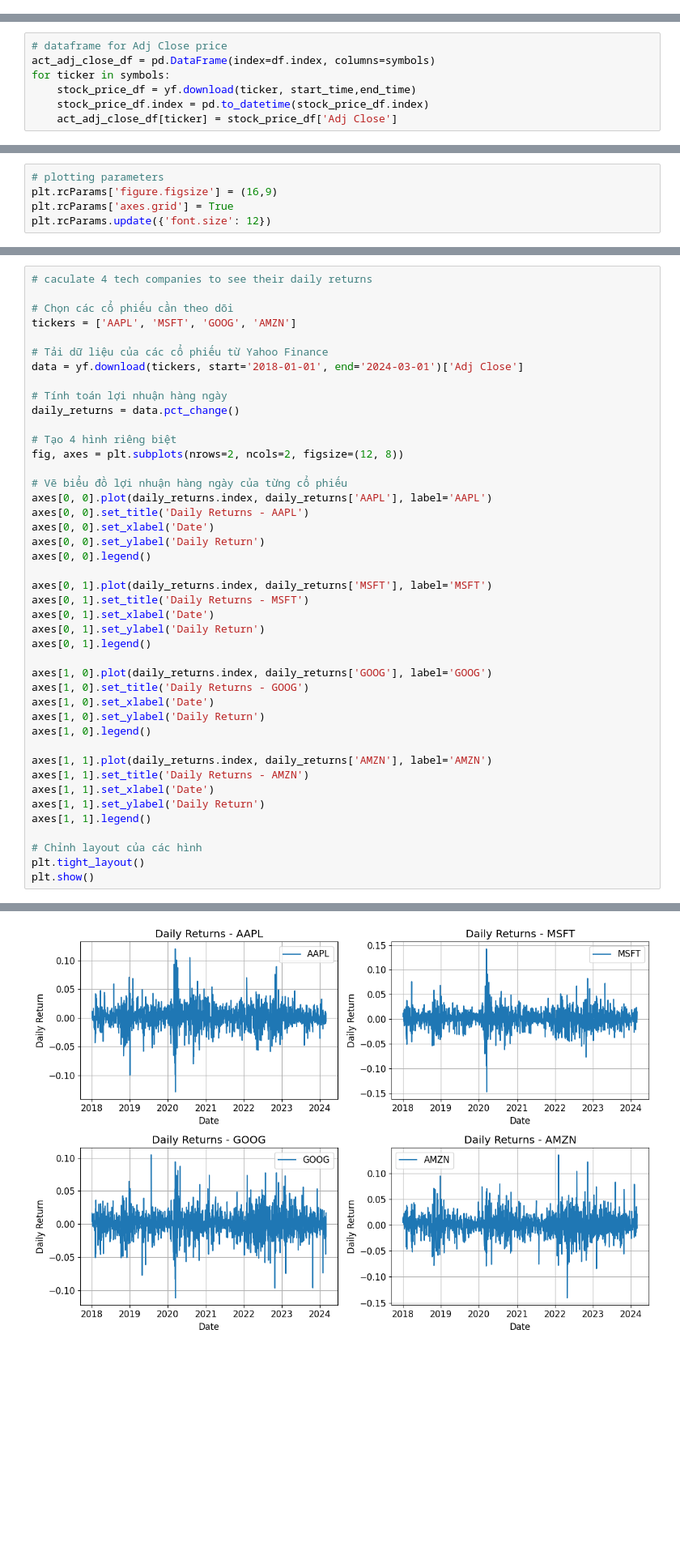
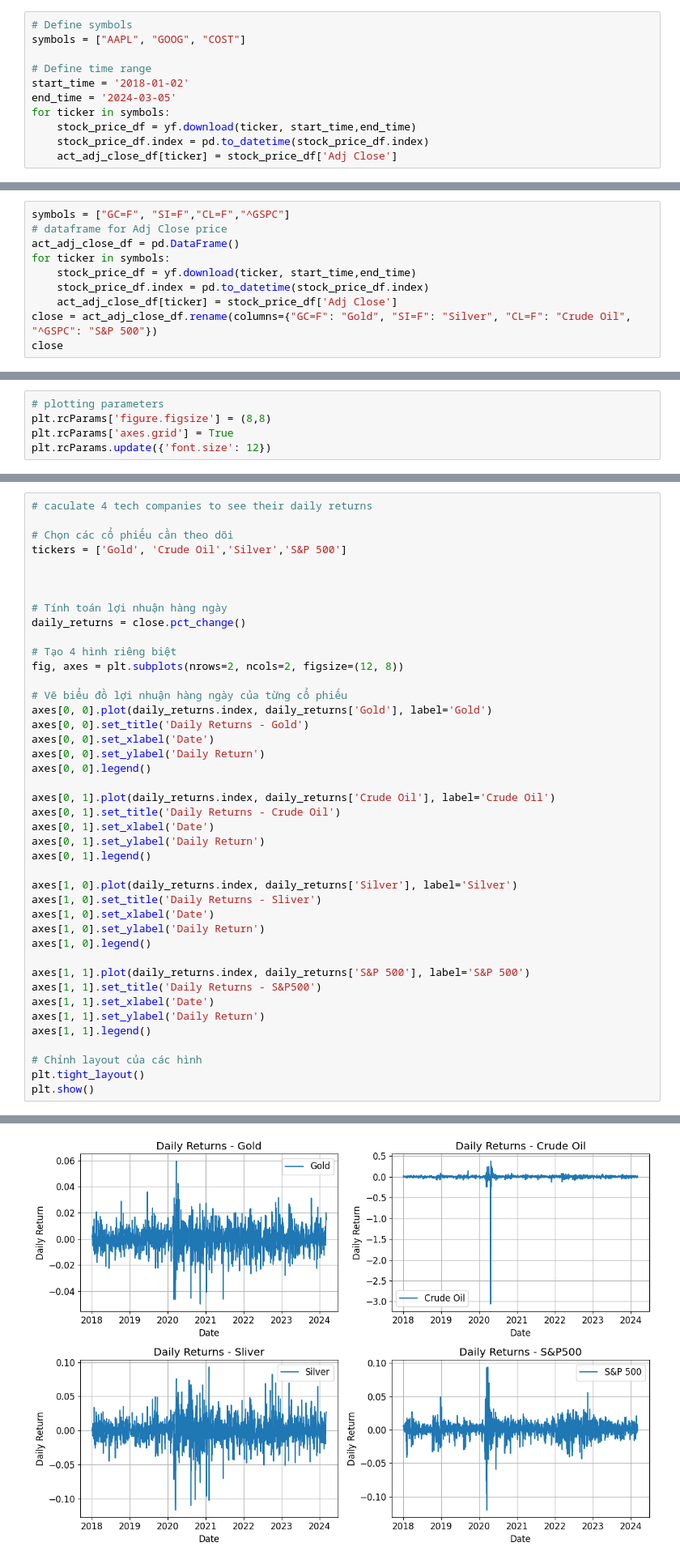
Before and after one commit to minhhieu50050/Investment-With-python, a Jupyter notebook: InvestmentPythonManagement.ipynb, the cells around one changed output, grey strips where cells are left out. Shown at 81% size. Saved outputs shown, nothing was run; the diff lists cells and outputs as text; blank space fills up the shorter version.

```diff
--- a/InvestmentPythonManagement.ipynb
+++ b/InvestmentPythonManagement.ipynb
@@ -154,0 +153,11 @@ end_time = datetime.datetime(2024, 3, 6) # 2021-12-31
+# %%
+# Define symbols
+symbols = ["AAPL", "GOOG", "COST"]
+
+# Define time range
+start_time = '2018-01-02'
+end_time = '2024-03-05'
+for ticker in symbols:
+    stock_price_df = yf.download(ticker, start_time,end_time)
+    stock_price_df.index = pd.to_datetime(stock_price_df.index)
+    act_adj_close_df[ticker] = stock_price_df['Adj Close']
@@ -155,10 +168,13 @@ end_time = datetime.datetime(2024, 3, 6) # 2021-12-31
 # %%
+symbols = ["GC=F", "SI=F","CL=F","^GSPC"]
 # dataframe for Adj Close price
-act_adj_close_df = pd.DataFrame(index=df.index, columns=symbols)
+act_adj_close_df = pd.DataFrame()
 for ticker in symbols:
     stock_price_df = yf.download(ticker, start_time,end_time)
     stock_price_df.index = pd.to_datetime(stock_price_df.index)
     act_adj_close_df[ticker] = stock_price_df['Adj Close']
+close = act_adj_close_df.rename(columns={"GC=F": "Gold", "SI=F": "Silver", "CL=F": "Crude Oil", "^GSPC": "S&P 500"})
+close
 # %% [output]
 [*********************100%%**********************]  1 of 1 completed
 [*********************100%%**********************]  1 of 1 completed
@@ -293,7 +320,7 @@ df1
 #### Configuration
 # %%
 # plotting parameters
-plt.rcParams['figure.figsize'] = (16,9)
+plt.rcParams['figure.figsize'] = (8,8)
 plt.rcParams['axes.grid'] = True
 plt.rcParams.update({'font.size': 12})
 # %% [markdown]
@@ -347,38 +362,37 @@ def create_financial_statement(df):
 # caculate 4 tech companies to see their daily returns
 
 # Chọn các cổ phiếu cần theo dõi
-tickers = ['AAPL', 'MSFT', 'GOOG', 'AMZN']
+tickers = ['Gold', 'Crude Oil','Silver','S&P 500']
 
-# Tải dữ liệu của các cổ phiếu từ Yahoo Finance
-data = yf.download(tickers, start='2018-01-01', end='2024-03-01')['Adj Close']
+
 
 # Tính toán lợi nhuận hàng ngày
-daily_returns = data.pct_change()
+daily_returns = close.pct_change()
 
 # Tạo 4 hình riêng biệt
 fig, axes = plt.subplots(nrows=2, ncols=2, figsize=(12, 8))
 
 # Vẽ biểu đồ lợi nhuận hàng ngày của từng cổ phiếu
-axes[0, 0].plot(daily_returns.index, daily_returns['AAPL'], label='AAPL')
-axes[0, 0].set_title('Daily Returns - AAPL')
+axes[0, 0].plot(daily_returns.index, daily_returns['Gold'], label='Gold')
+axes[0, 0].set_title('Daily Returns - Gold')
 axes[0, 0].set_xlabel('Date')
 axes[0, 0].set_ylabel('Daily Return')
 axes[0, 0].legend()
 
-axes[0, 1].plot(daily_returns.index, daily_returns['MSFT'], label='MSFT')
-axes[0, 1].set_title('Daily Returns - MSFT')
+axes[0, 1].plot(daily_returns.index, daily_returns['Crude Oil'], label='Crude Oil')
+axes[0, 1].set_title('Daily Returns - Crude Oil')
 axes[0, 1].set_xlabel('Date')
 axes[0, 1].set_ylabel('Daily Return')
 axes[0, 1].legend()
 
-axes[1, 0].plot(daily_returns.index, daily_returns['GOOG'], label='GOOG')
-axes[1, 0].set_title('Daily Returns - GOOG')
+axes[1, 0].plot(daily_returns.index, daily_returns['Silver'], label='Silver')
+axes[1, 0].set_title('Daily Returns - Sliver')
 axes[1, 0].set_xlabel('Date')
 axes[1, 0].set_ylabel('Daily Return')
 axes[1, 0].legend()
 
-axes[1, 1].plot(daily_returns.index, daily_returns['AMZN'], label='AMZN')
-axes[1, 1].set_title('Daily Returns - AMZN')
+axes[1, 1].plot(daily_returns.index, daily_returns['S&P 500'], label='S&P 500')
+axes[1, 1].set_title('Daily Returns - S&P500')
 axes[1, 1].set_xlabel('Date')
 axes[1, 1].set_ylabel('Daily Return')
 axes[1, 1].legend()
@@ -391 +404 @@ plt.show()
-[figure, old version]
+[figure, new version]
```
Also changed, not shown: parts of 74 cells of this notebook.
